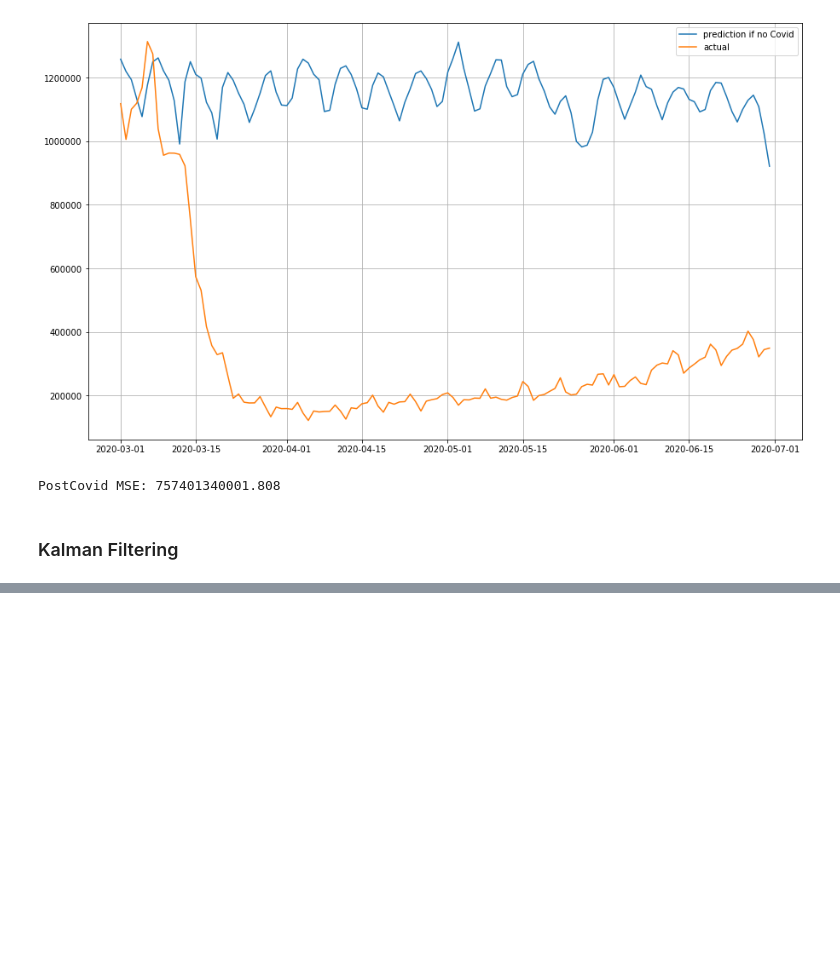
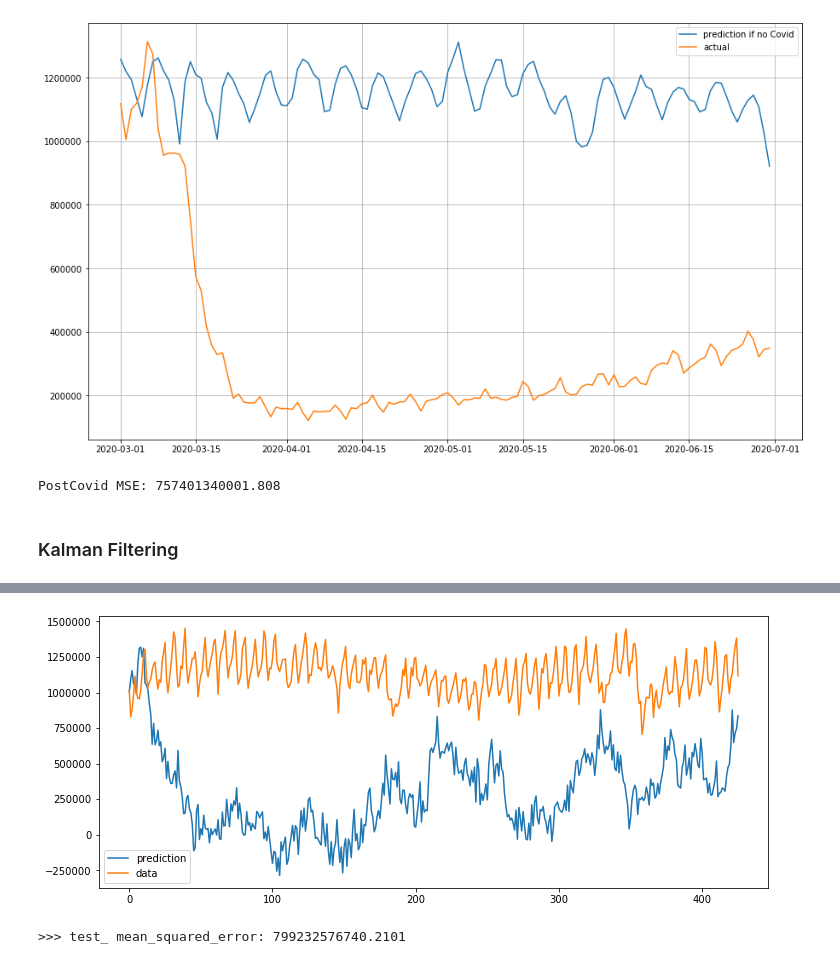
Before and after one commit to sujeongcha/TimeSeries-Transporation-and-Covid19, a Jupyter notebook: Modelling/taxi_modelling.ipynb, the cells around one changed output, grey strips where cells are left out. Cells and saved outputs as stored; diff of their text form; code cells hidden in the pictures; blank space fills up the shorter version.

```diff
--- a/Modelling/taxi_modelling.ipynb
+++ b/Modelling/taxi_modelling.ipynb
@@ -359,0 +361,26 @@ def MSE(pred):
+# %%
+A = kf_daily_orig.transition_matrices.reshape(-1)
+Q = kf_daily_orig.transition_covariance.reshape(-1)
+C = kf_daily_orig.observation_matrices.reshape(-1)
+R = kf_daily_orig.observation_covariance.reshape(-1)
+# %%
+np.random.seed(seed=42)
+latent_pred = [float(smoothed_mean_orig[-1])]
+for i in range(len(test)):
+    next_latent = latent_pred[-1] * A + np.random.normal(0, np.sqrt(Q), 1)
+    latent_pred.append(float(next_latent))
+
+obs_pred = []
+for i in range(len(test)):
+    next_obs = latent_pred[i+1] * C + np.random.normal(0, np.sqrt(R), 1)
+    obs_pred.append(float(next_obs))
+# %%
+plt.figure(figsize=(12,5))
+plt.plot(obs_pred, label="prediction")
+plt.plot(test.values, label="data")
+plt.legend()
+plt.show()
+print(f'>>> test_mean_squared_error: {mean_squared_error(test.values, obs_pred)}')
+# %% [output]
+[figure, added]
+>>> test_ mean_squared_error: 799232576740.2101
```
Also changed, not shown: parts of 29 cells of this notebook.
